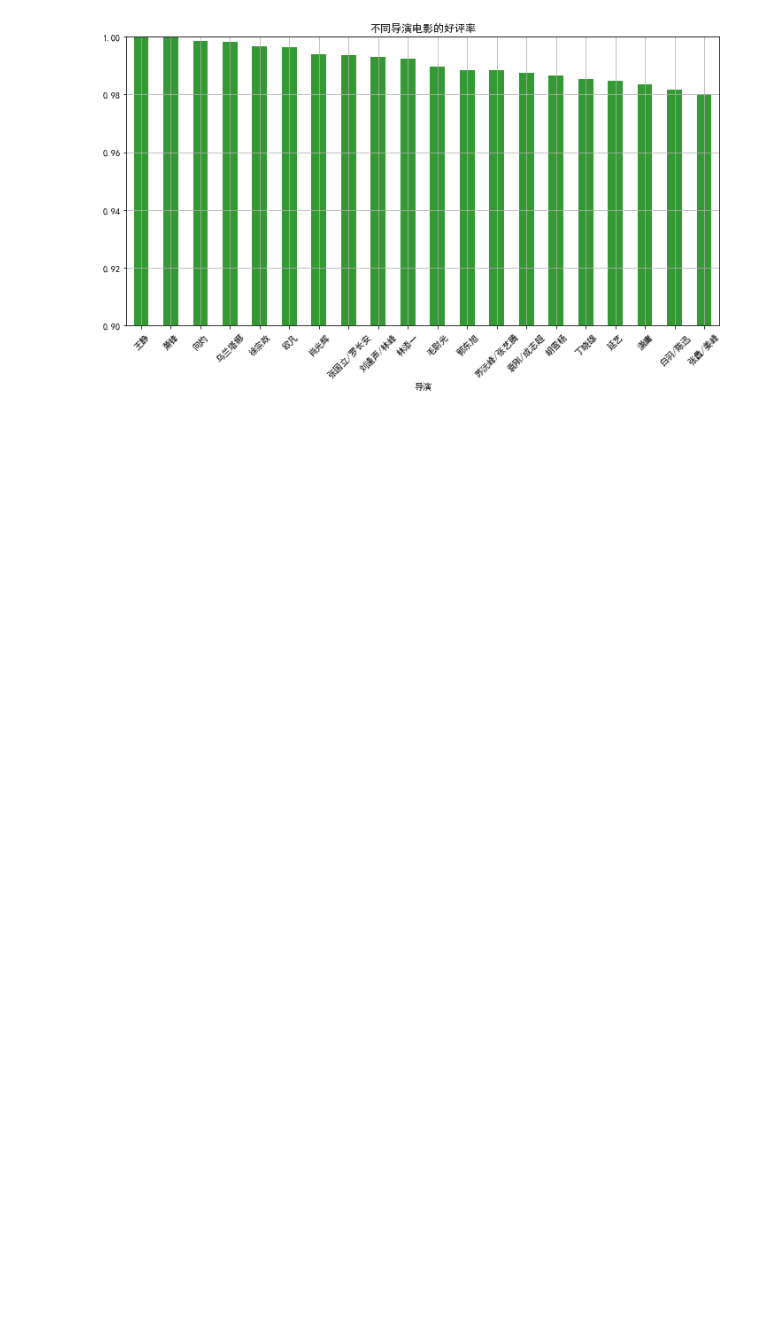
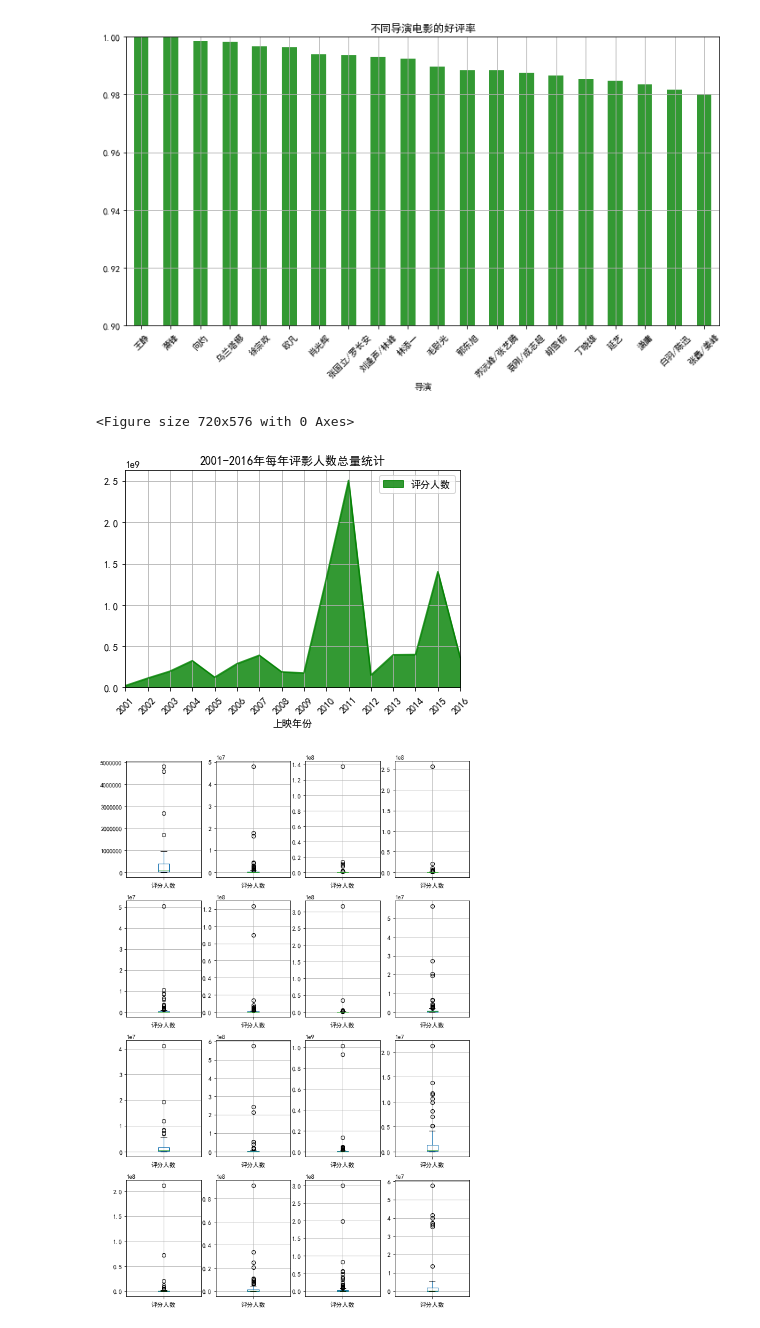
Before and after one commit to dhb15735104415/python-DA-notes, a Jupyter notebook: practice_program/iqiyi_data_analysis.ipynb, the cells around one changed output. Saved outputs shown, nothing was run; the diff lists cells and outputs as text; code cells hidden in the pictures; blank space fills up the shorter version.

```diff
--- a/practice_program/iqiyi_data_analysis.ipynb
+++ b/practice_program/iqiyi_data_analysis.ipynb
@@ -27,12 +26,16 @@ data.head(1)
     提示：fillna方法填充缺失数据，注意inplace参数
 '''
 def data_cleaning(df):
+    """
+    数据清洗 - 去除空值函数
+    @param df: 数据data
+    @return: 清洗后的数据
+    """
     cols = df.columns
-    test = np.nan
     for col in cols:
         if df[col].dtype == 'object':
             df[col].fillna('缺失数据',inplace = True)
         else:
             df[col].fillna(0,inplace = True)
     return df
-print(data_cleaning(data).head(1))
+data_c1 = data_cleaning(data)
@@ -57,13 +46,19 @@ print(data_cleaning(data).head(1))
     需要将中文日期转化为非中文日期，例如 2016年5月24日 → 2016.5.24
 '''
 def convert_time(df,*cols):
+    """
+     时间标签转化函数
+    @param df: 数据data
+    @param cols: 列名
+    @return: 清洗后的数据
+    """
     for col in cols:
         df[col] = df[col].str.replace('年','.')
         df[col] = df[col].str.replace('月','.')
         df[col] = df[col].str.replace('日','.')
         df[col] = pd.to_datetime(df[col])
     return df
-convert_time(data,'数据获取日期')
+data_c2 = convert_time(data_c1,'数据获取日期')
 # %%
 # 问题1 分析出不同导演电影的好评率，并筛选出TOP20
 # 要求：
@@ -92,3 +87,57 @@ df_sort['好评率'][:20].plot(kind='bar',
 plt.show()
 # %% [output]
 [figure]
+# %%
+# 问题2 统计分析2001-2016年每年评影人数总量
+# 要求：
+# ① 计算统计出2001-2016年每年评影人数总量，不要求创建函数
+# ② 通过面积图，做图表可视化，分析每年人数总量变化规律
+# ③ 验证是否有异常值（极度异常）
+# ④ 创建函数分析出数据外限最大最小值
+# ⑤ 筛选查看异常值 → 是否异常值就是每年的热门电影？
+# 提示：
+# ① 通过箱型图验证异常值情况
+# ② 通过quantile(q=0.5)方法，得到四分位数
+# ③ IQR=Q3-Q1
+# ④ 外限：最大值区间Q3+3IQR,最小值区间Q1-3IQR (IQR=Q3-Q1)
+
+# 观察csv数据,发现同一部剧有几十个重复值(按'集'采集的数据,所以重复),因此需要清洗下重复数据
+q2data1 = data_c2[['导演','整理后剧名','上映年份']]  #
+q2data1.sort_values('导演')[:20]  # 观察:结果都是重复值
+
+# 开始清洗数据
+q2data1 = q2data1.drop_duplicates()  # 去掉重复值
+q2data1.sort_values('导演')[:20]  # 观察:发现年份有为0的数据,这些数据都无法计入统计
+q2data1 = q2data1[q2data1['上映年份'] != 0]  # 去除‘上映年份’字段为0的数据
+
+# 求出不同剧的评分人数、好评数总和
+# q2data2 = q2data1.groupby('整理后剧名').sum()[['评分人数']]  # 不能用q2data1来sum,因为每一集视频都可能会有人评论,去掉重复项的q2data1求和不准确
+q2data2 = data_c2.groupby('整理后剧名').sum()[['评分人数']]
+
+# 合并数据，得到不同年份，不同剧的评分人数、好评数总和
+q2data3 = pd.merge(q2data1,q2data2,left_on='整理后剧名',right_index=True)
+# print('q2data3:',q2data3,sep='\n')
+
+# 按照电影上映年份统计，评分人数量
+q2data4 = q2data3.groupby('上映年份').sum()[['评分人数']]
+
+# 绘制面积图
+fig = plt.figure(figsize=(10,8))
+q2data4.loc[2001:].plot.area(grid=True,alpha=0.8,color='g',rot=45)  # 2001年开始
+plt.xticks(range(2001,2017))
+plt.title('2001-2016年每年评影人数总量统计')  # 观察发现2010-2011年数据突增,是不是有异常值
+
+# 存在异常值，哪些是异常值？每一年是不是都有?
+fig,axes = plt.subplots(4,4,figsize=(10,16))  # 创建16个盒图来观察这16年的数据异常情况
+start = 2001
+for i in range(4):
+    for j in range(4):
+        data = q2data3[q2data3['上映年份'] == start]
+        data[['评分人数']].boxplot(whis=3, # IQR为3,极度异常,默认为1.5
+                               ax= axes[i,j])
+        start += 1
+plt.show()
+# %% [output]
+<Figure size 720x576 with 0 Axes>
+[figure, added]
+[figure, added]
```
Also changed, not shown: parts of 5 cells of this notebook.
